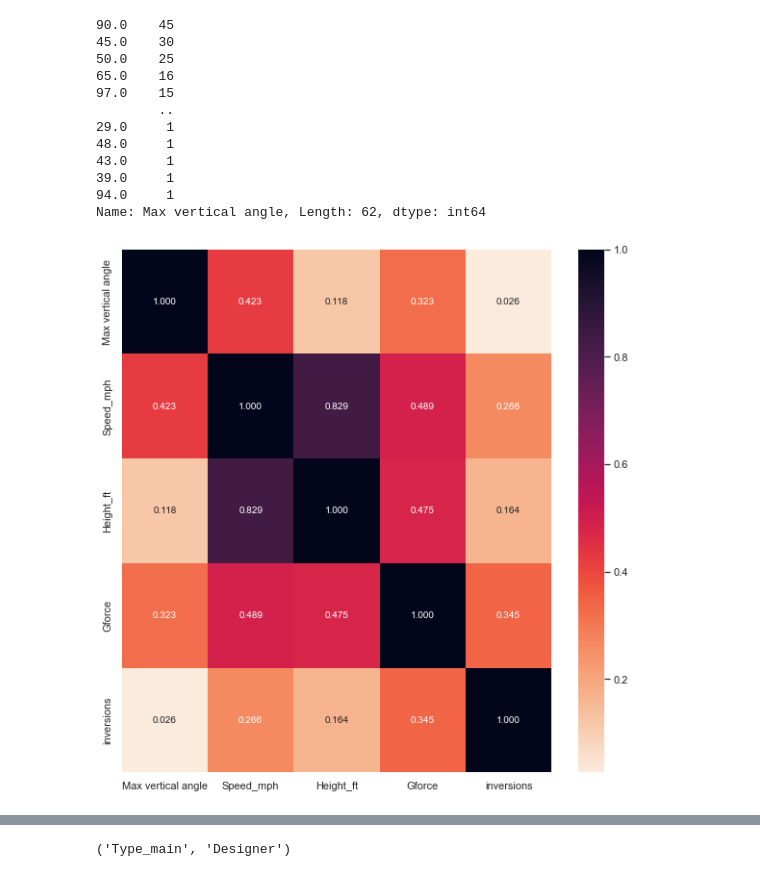
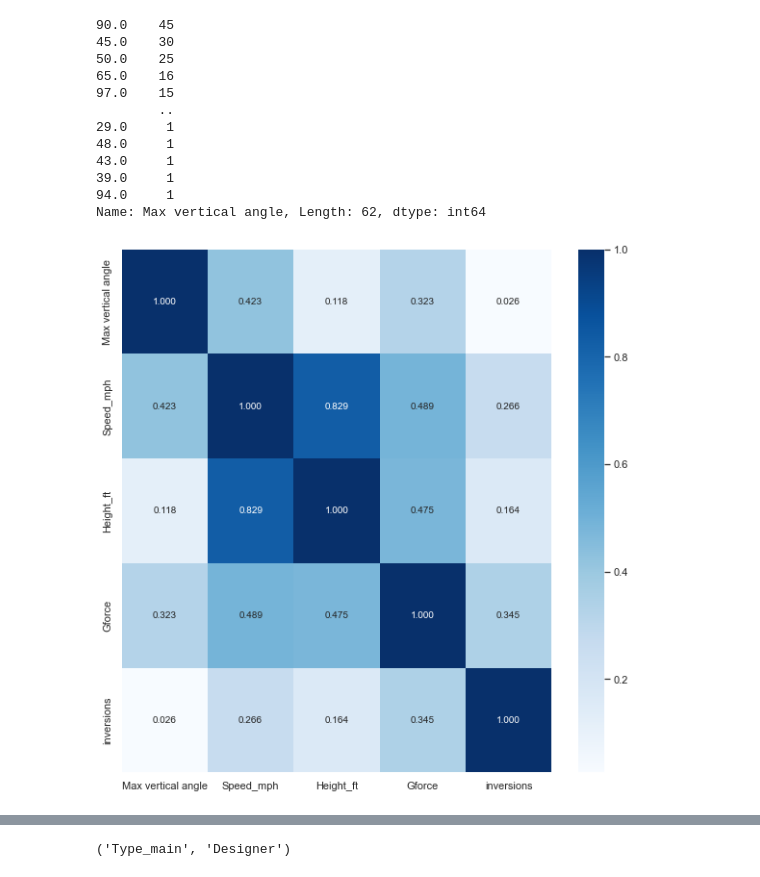
Before and after one commit to joshuaati/python_practice, a Jupyter notebook: 4 Data in Motion Challange/Week 7 pandas.ipynb, the cells around one changed output, grey strips where cells are left out. Cells and saved outputs as stored; diff of their text form; code cells hidden in the pictures.

Commit message:
Added Charts

```diff
--- a/4 Data in Motion Challange/Week 7 pandas.ipynb
+++ b/4 Data in Motion Challange/Week 7 pandas.ipynb
@@ -119,17 +171,17 @@ Name: Max vertical angle, Length: 62, dtype: int64
 # %%
 
 #define the variables to be used
 vars=week7[['Max vertical angle', 'Speed_mph', 'Height_ft', 'Gforce', 'inversions']]
 
 #set figure size
 plt.figure(figsize=[10,10])
 
 #plot heatmap
-sns.heatmap(vars.corr(), annot = True, fmt = '.3f', cmap='rocket_r');
+sns.heatmap(vars.corr(), annot = True, fmt = '.3f', cmap='Blues');
 
 #display graph labels
 # plt.title('Correlation Matrix', fontdict=title_font)
 # plt.xlabel('Variables', fontdict=label_font)
 # plt.ylabel('Variables', fontdict=label_font);
 # %% [output]
-[figure, old version]
+[figure, new version]
```
Also changed, not shown: parts of 12 cells of this notebook.
